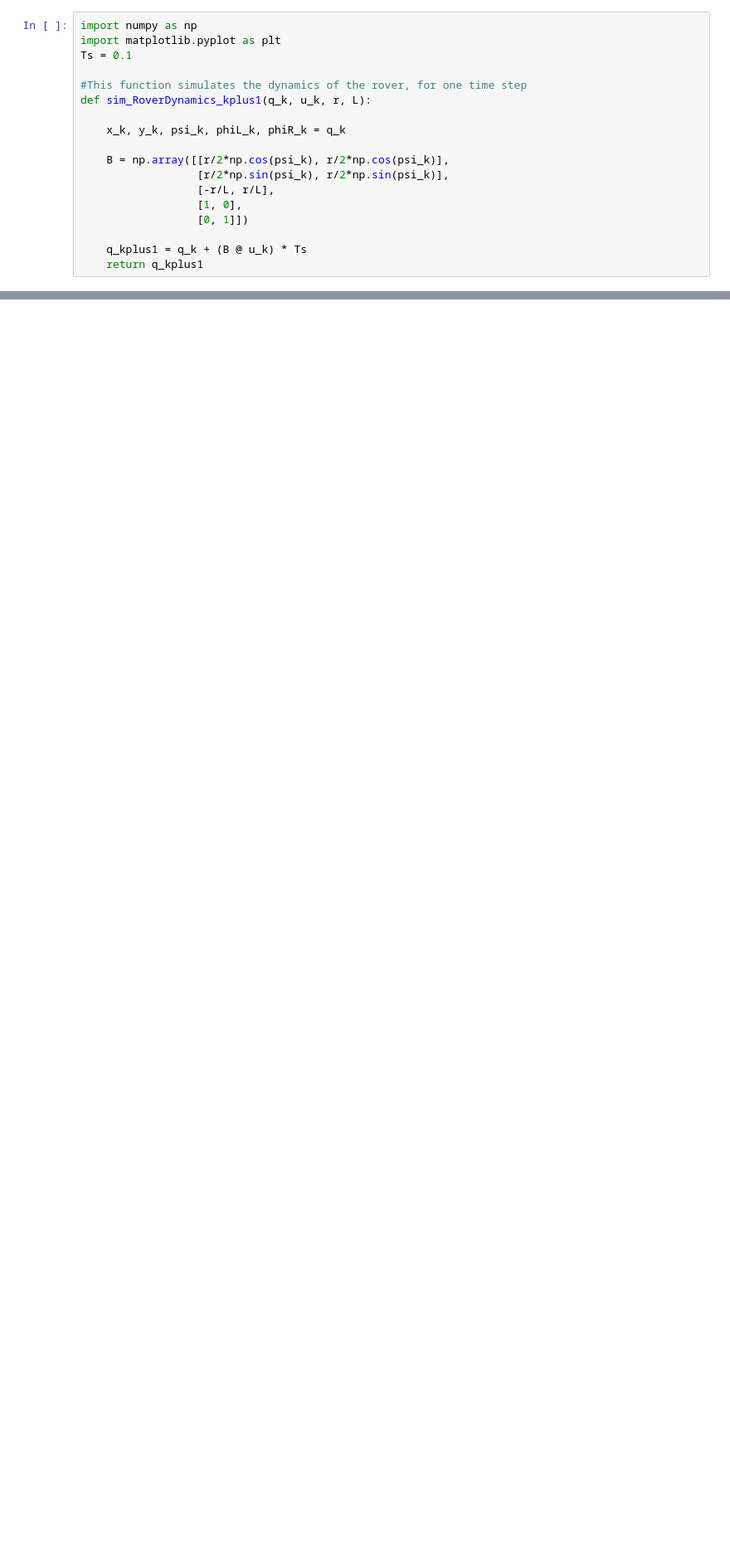
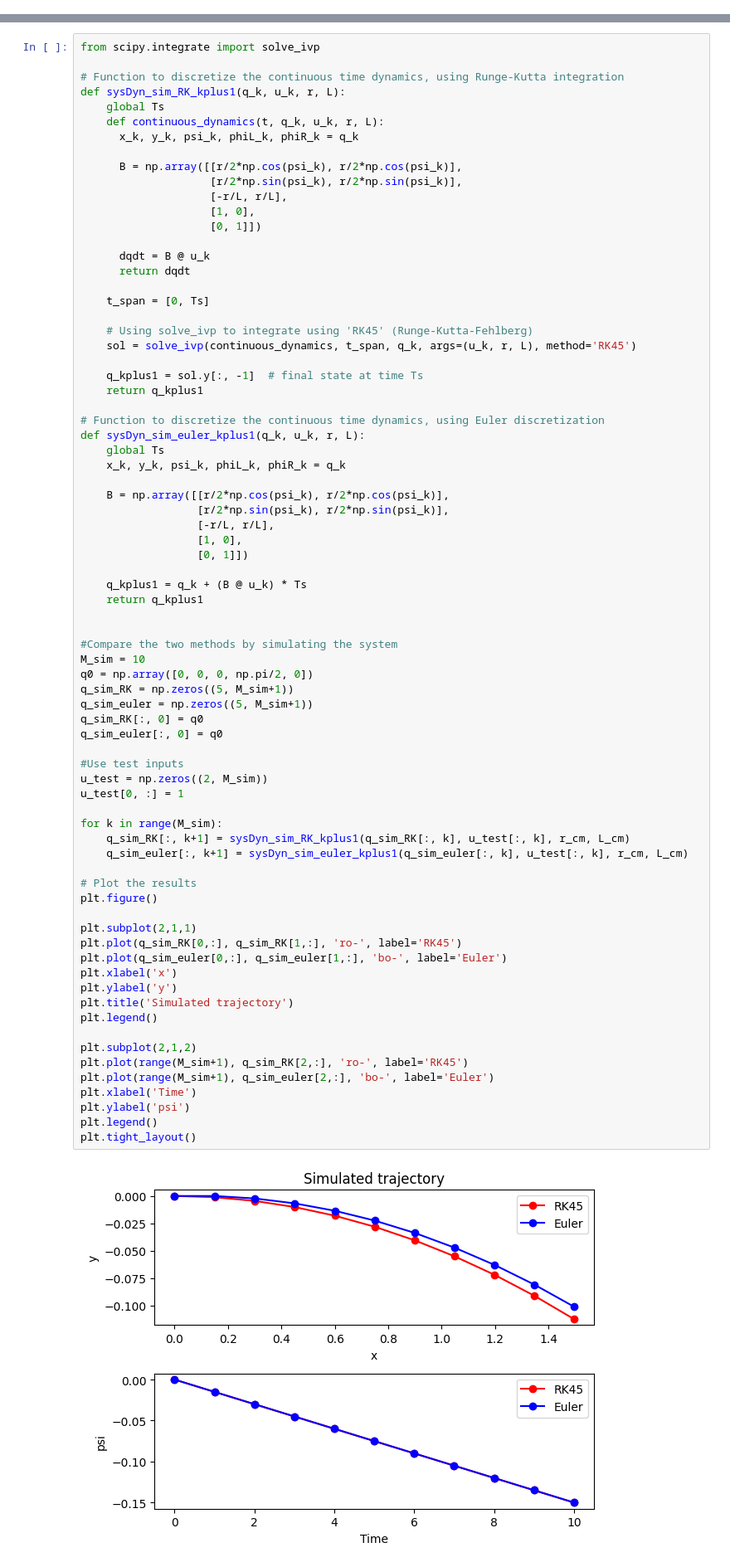
Before and after one commit to benxlam/RoverWheelAlignment, a Jupyter notebook: RoverMPC.ipynb, the cells around one changed output, grey strips where cells are left out. Shown: that part at 83% size. Saved outputs shown, nothing was run; the diff lists cells and outputs as text; blank space fills up the shorter version.

```diff
--- a/RoverMPC.ipynb
+++ b/RoverMPC.ipynb
@@ -248,24 +250,6 @@ def checkKKT(model, results, obj_grad, g, b):
   print(f"\tPrimal Feasibility = {flag_pf}")
 
   return KKT_status
-# %%
-import numpy as np
-import matplotlib.pyplot as plt
-Ts = 0.1
-
-#This function simulates the dynamics of the rover, for one time step
-def sim_RoverDynamics_kplus1(q_k, u_k, r, L):
-
-    x_k, y_k, psi_k, phiL_k, phiR_k = q_k
-
-    B = np.array([[r/2*np.cos(psi_k), r/2*np.cos(psi_k)],
-                  [r/2*np.sin(psi_k), r/2*np.sin(psi_k)],
-                  [-r/L, r/L],
-                  [1, 0],
-                  [0, 1]])
-
-    q_kplus1 = q_k + (B @ u_k) * Ts
-    return q_kplus1
 # %% [markdown]
 # Simulations/Animations
 # %% [markdown]
@@ -370,0 +363,77 @@ print(u_traj[1, :])
+# %%
+from scipy.integrate import solve_ivp
+
+# Function to discretize the continuous time dynamics, using Runge-Kutta integration
+def sysDyn_sim_RK_kplus1(q_k, u_k, r, L):
+    global Ts
+    def continuous_dynamics(t, q_k, u_k, r, L):
+      x_k, y_k, psi_k, phiL_k, phiR_k = q_k
+
+      B = np.array([[r/2*np.cos(psi_k), r/2*np.cos(psi_k)],
+                    [r/2*np.sin(psi_k), r/2*np.sin(psi_k)],
+                    [-r/L, r/L],
+                    [1, 0],
+                    [0, 1]])
+
+      dqdt = B @ u_k
+      return dqdt
+
+    t_span = [0, Ts]
+
+    # Using solve_ivp to integrate using 'RK45' (Runge-Kutta-Fehlberg)
+    sol = solve_ivp(continuous_dynamics, t_span, q_k, args=(u_k, r, L), method='RK45')
+
+    q_kplus1 = sol.y[:, -1]  # final state at time Ts
+    return q_kplus1
+
+# Function to discretize the continuous time dynamics, using Euler discretization
+def sysDyn_sim_euler_kplus1(q_k, u_k, r, L):
+    global Ts
+    x_k, y_k, psi_k, phiL_k, phiR_k = q_k
+
+    B = np.array([[r/2*np.cos(psi_k), r/2*np.cos(psi_k)],
+                  [r/2*np.sin(psi_k), r/2*np.sin(psi_k)],
+                  [-r/L, r/L],
+                  [1, 0],
+                  [0, 1]])
+
+    q_kplus1 = q_k + (B @ u_k) * Ts
+    return q_kplus1
+
+
+#Compare the two methods by simulating the system
+M_sim = 10
+q0 = np.array([0, 0, 0, np.pi/2, 0])
+q_sim_RK = np.zeros((5, M_sim+1))
+q_sim_euler = np.zeros((5, M_sim+1))
+q_sim_RK[:, 0] = q0
+q_sim_euler[:, 0] = q0
+
+#Use test inputs
+u_test = np.zeros((2, M_sim))
+u_test[0, :] = 1
+
+for k in range(M_sim):
+    q_sim_RK[:, k+1] = sysDyn_sim_RK_kplus1(q_sim_RK[:, k], u_test[:, k], r_cm, L_cm)
+    q_sim_euler[:, k+1] = sysDyn_sim_euler_kplus1(q_sim_euler[:, k], u_test[:, k], r_cm, L_cm)
+
+# Plot the results
+plt.figure()
+
+plt.subplot(2,1,1)
+plt.plot(q_sim_RK[0,:], q_sim_RK[1,:], 'ro-', label='RK45')
+plt.plot(q_sim_euler[0,:], q_sim_euler[1,:], 'bo-', label='Euler')
+plt.xlabel('x')
+plt.ylabel('y')
+plt.title('Simulated trajectory')
+plt.legend()
+
+plt.subplot(2,1,2)
+plt.plot(range(M_sim+1), q_sim_RK[2,:], 'ro-', label='RK45')
+plt.plot(range(M_sim+1), q_sim_euler[2,:], 'bo-', label='Euler')
+plt.xlabel('Time')
+plt.ylabel('psi')
+plt.legend()
+plt.tight_layout()
+# %% [output]
+[figure, added]
```
Also changed, not shown: parts of 8 cells of this notebook.
